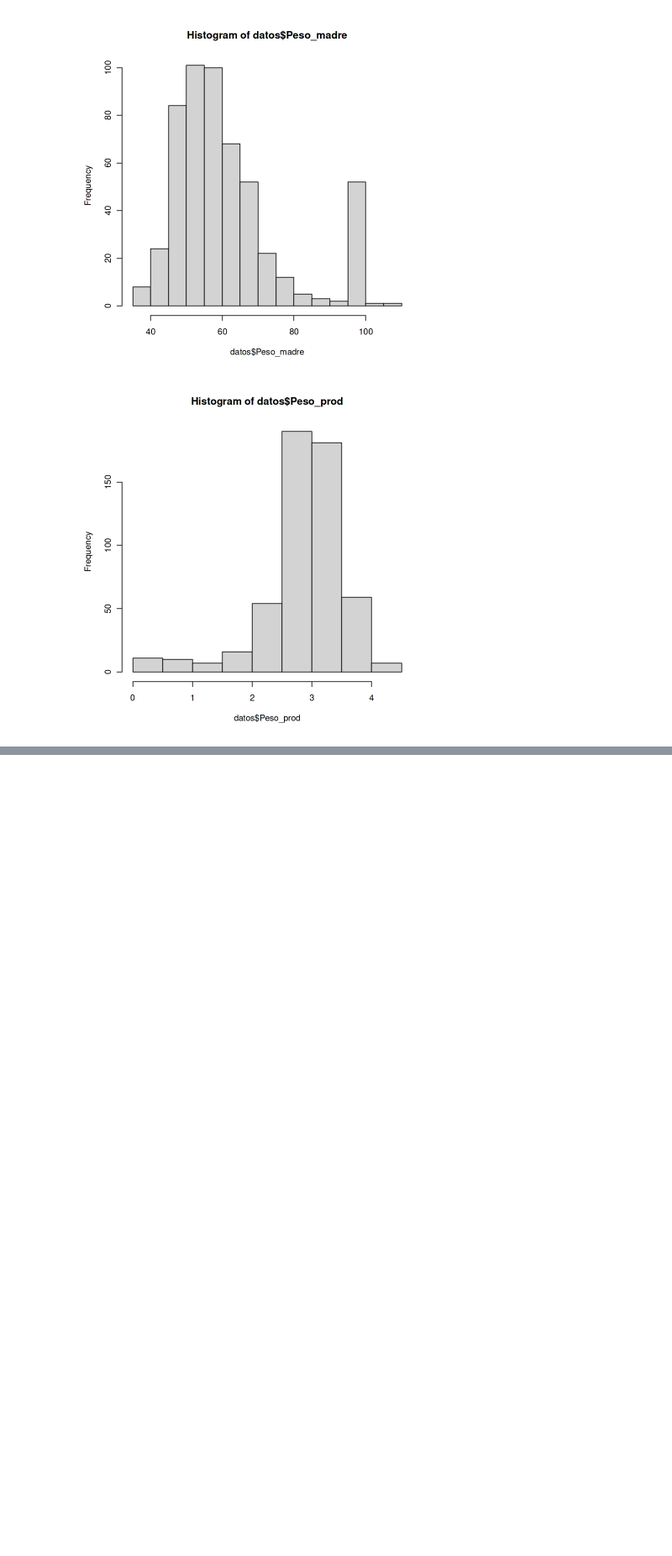
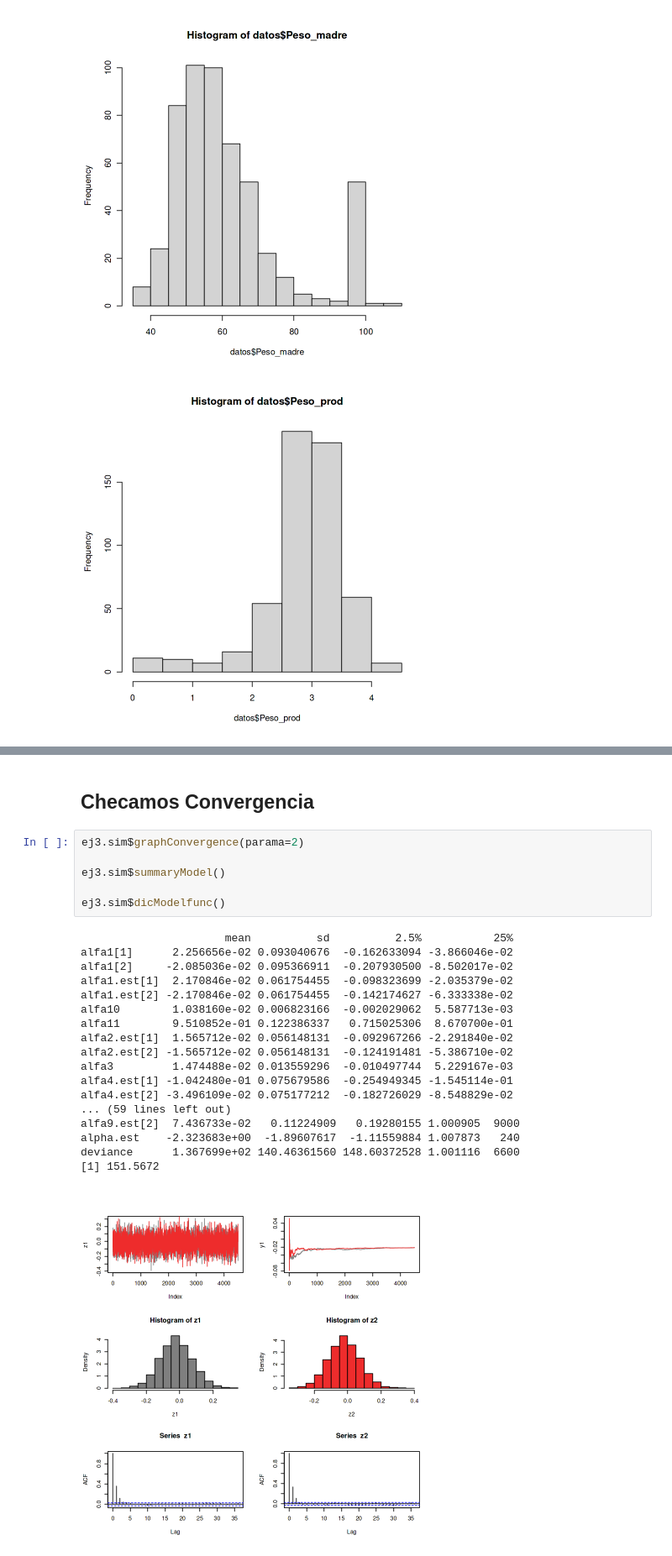
Before and after one commit to Marce2021M/examenRegAvanz1, a Jupyter notebook: examen1egAv.ipynb, the cells around one changed output, grey strips where cells are left out. Shown at 84% size. Cells and saved outputs as stored; diff of their text form; blank space fills up the shorter version.

```diff
--- a/examen1egAv.ipynb
+++ b/examen1egAv.ipynb
@@ -69,0 +483,27 @@ hist(datos$Peso_prod)
+# %% [markdown]
+## Checamos Convergencia
+# %%
+ej3.sim$graphConvergence(parama=2)
+
+ej3.sim$summaryModel()
+
+ej3.sim$dicModelfunc()
+# %% [output]
+                      mean          sd          2.5%           25%
+alfa1[1]      2.256656e-02 0.093040676  -0.162633094 -3.866046e-02
+alfa1[2]     -2.085036e-02 0.095366911  -0.207930500 -8.502017e-02
+alfa1.est[1]  2.170846e-02 0.061754455  -0.098323699 -2.035379e-02
+alfa1.est[2] -2.170846e-02 0.061754455  -0.142174627 -6.333338e-02
+alfa10        1.038160e-02 0.006823166  -0.002029062  5.587713e-03
+alfa11        9.510852e-01 0.122386337   0.715025306  8.670700e-01
+alfa2.est[1]  1.565712e-02 0.056148131  -0.092967266 -2.291840e-02
+alfa2.est[2] -1.565712e-02 0.056148131  -0.124191481 -5.386710e-02
+alfa3         1.474488e-02 0.013559296  -0.010497744  5.229167e-03
+alfa4.est[1] -1.042480e-01 0.075679586  -0.254949345 -1.545114e-01
+alfa4.est[2] -3.496109e-02 0.075177212  -0.182726029 -8.548829e-02
+... (59 lines left out)
+alfa9.est[2]  7.436733e-02   0.11224909   0.19280155 1.000905  9000
+alpha.est    -2.323683e+00  -1.89607617  -1.11559884 1.007873   240
+deviance      1.367699e+02 140.46361560 148.60372528 1.001116  6600
+[1] 151.5672
+[figure, added]
```
Also changed, not shown: parts of 22 cells of this notebook, 2 other files.
